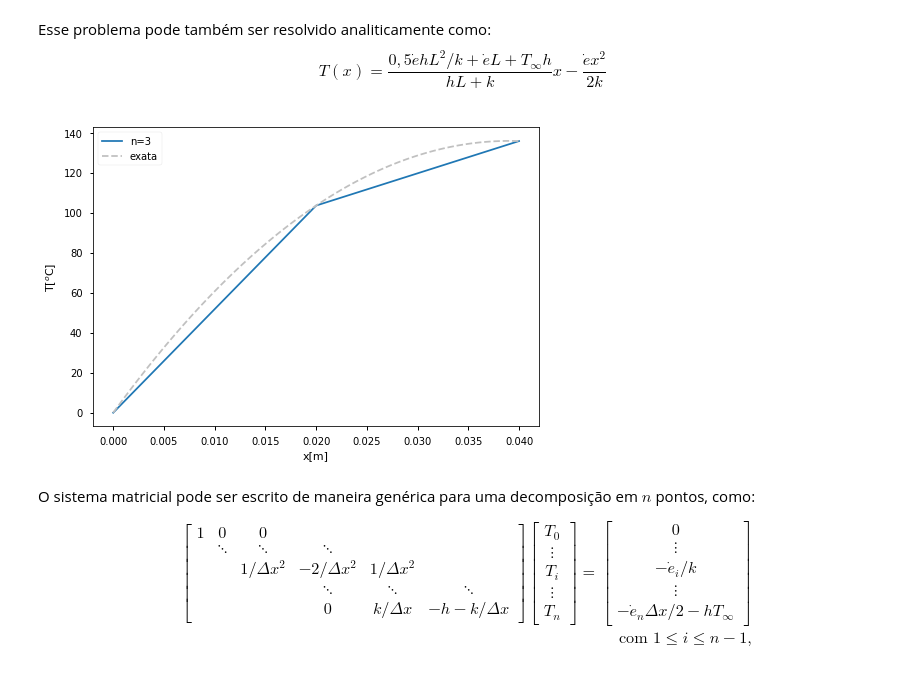
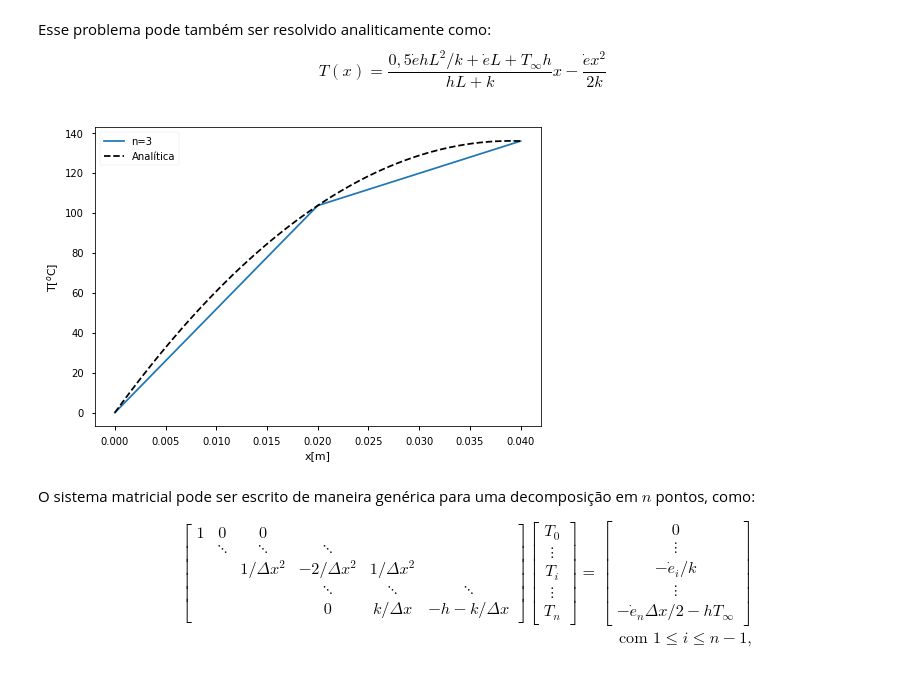
Before and after one commit to fschuch/Python-Transferencia-de-Calor, a Jupyter notebook: aula.ipynb, the cells around one changed output. Cells and saved outputs as stored; diff of their text form; code cells hidden in the pictures.

```diff
--- a/aula.ipynb
+++ b/aula.ipynb
@@ -1004,20 +944,20 @@ def T_exata(x):
 # %%
 # Resposta numérica obtida anteriormente
 plt.plot(x,T, label=f'n={n}')
 
 # Solução exata
 x_exato = np.linspace(0., L, num=101, endpoint=True)
 plt.plot(x_exato,T_exata(x_exato),
          label='Analítica',
-         color='silver',
+         color='black',
          ls='--')
 
 plt.legend()
 plt.xlabel('x[m]')
 plt.ylabel(r'T[$^o$C]')
 plt.show()
 # %% [output]
-[figure, old version]
+[figure, new version]
 # %% [markdown]
 O sistema matricial pode ser escrito de maneira genérica para uma decomposição em $n$ pontos, como:
 \begin{equation}
```
Also changed, not shown: parts of 54 cells of this notebook.
